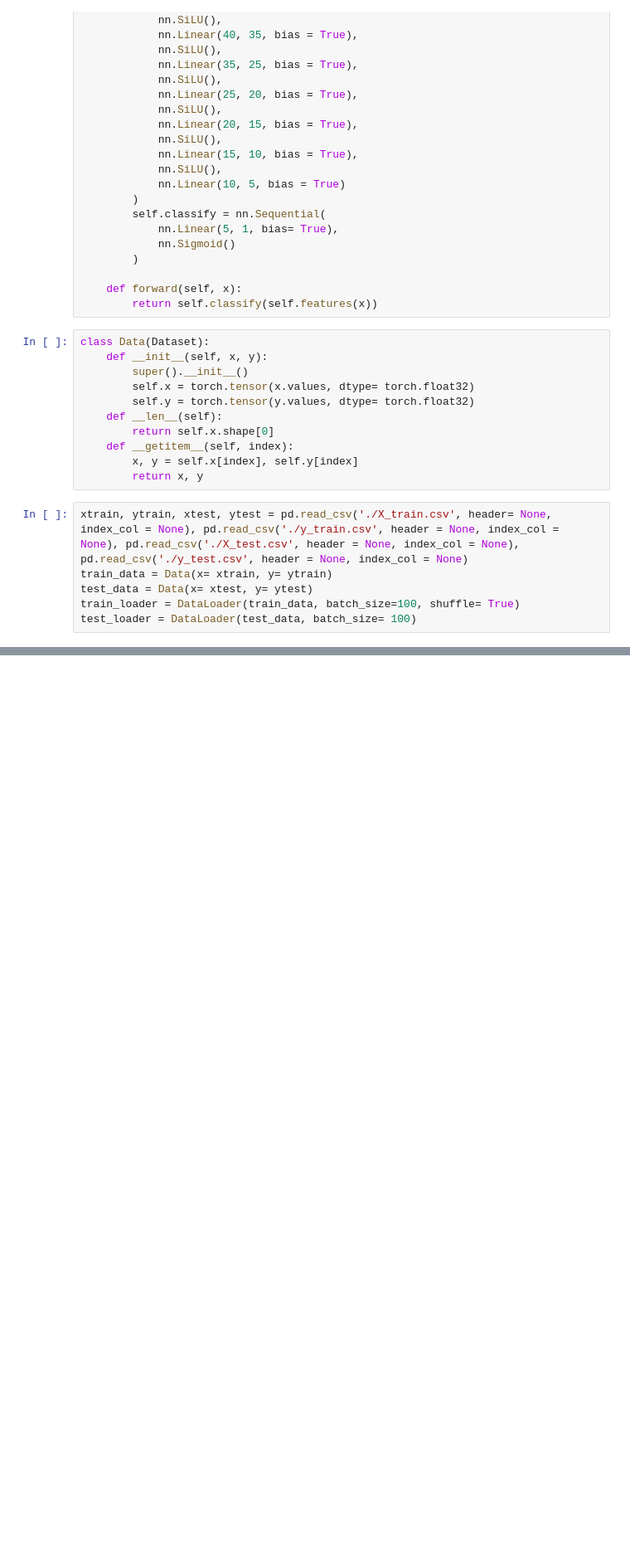
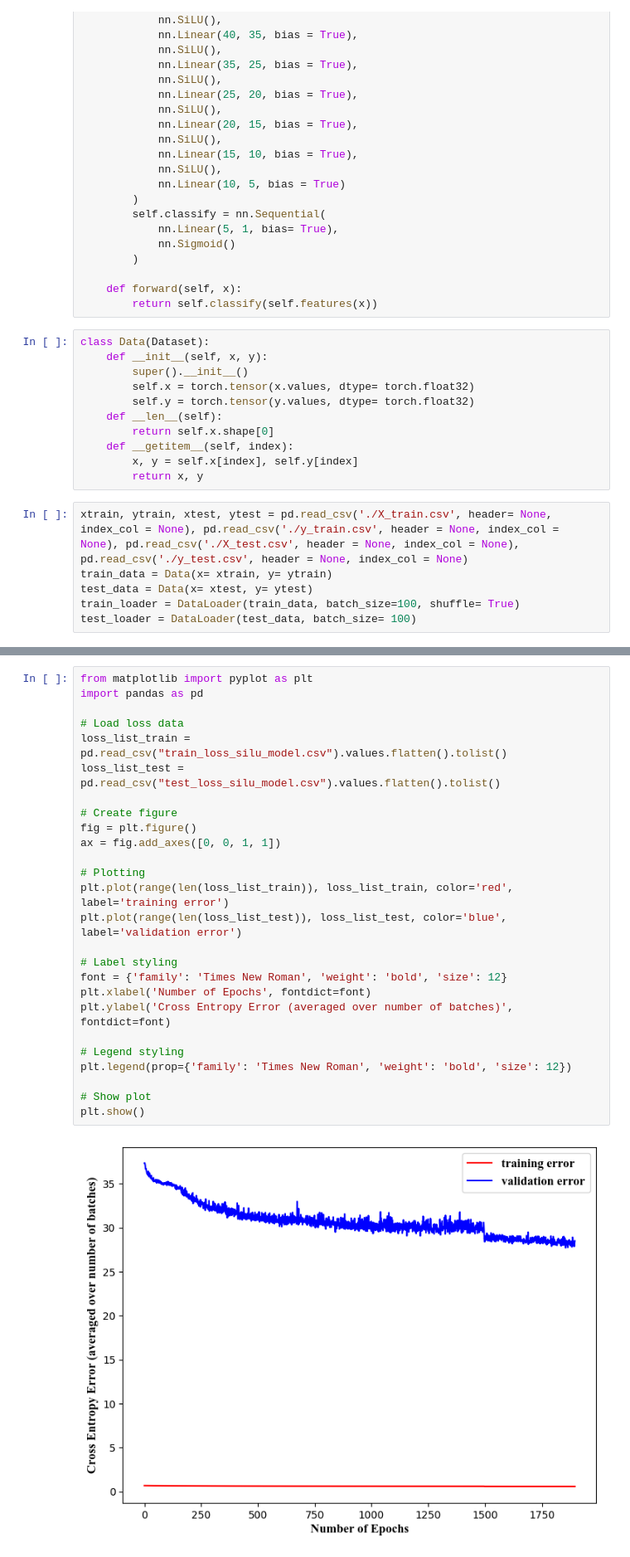
Before and after one commit to Suchit027/Healthcare-Provider-Fraud-Detection-Analysis, a Jupyter notebook: neuralNet9.ipynb, the cells around one changed output, grey strips where cells are left out. Shown: that part at 83% size. Saved outputs shown, nothing was run; the diff lists cells and outputs as text; blank space fills up the shorter version.

```diff
--- a/neuralNet9.ipynb
+++ b/neuralNet9.ipynb
@@ -156,0 +172,28 @@ print(f1_score(all_labels, all_preds))
+# %%
+from matplotlib import pyplot as plt
+import pandas as pd
+
+# Load loss data
+loss_list_train = pd.read_csv("train_loss_silu_model.csv").values.flatten().tolist()
+loss_list_test = pd.read_csv("test_loss_silu_model.csv").values.flatten().tolist()
+
+# Create figure
+fig = plt.figure()
+ax = fig.add_axes([0, 0, 1, 1])
+
+# Plotting
+plt.plot(range(len(loss_list_train)), loss_list_train, color='red', label='training error')
+plt.plot(range(len(loss_list_test)), loss_list_test, color='blue', label='validation error')
+
+# Label styling
+font = {'family': 'Times New Roman', 'weight': 'bold', 'size': 12}
+plt.xlabel('Number of Epochs', fontdict=font)
+plt.ylabel('Cross Entropy Error (averaged over number of batches)', fontdict=font)
+
+# Legend styling
+plt.legend(prop={'family': 'Times New Roman', 'weight': 'bold', 'size': 12})
+
+# Show plot
+plt.show()
+# %% [output]
+[figure, added]
```
Also changed, not shown: parts of 10 cells of this notebook, 10 other files.
